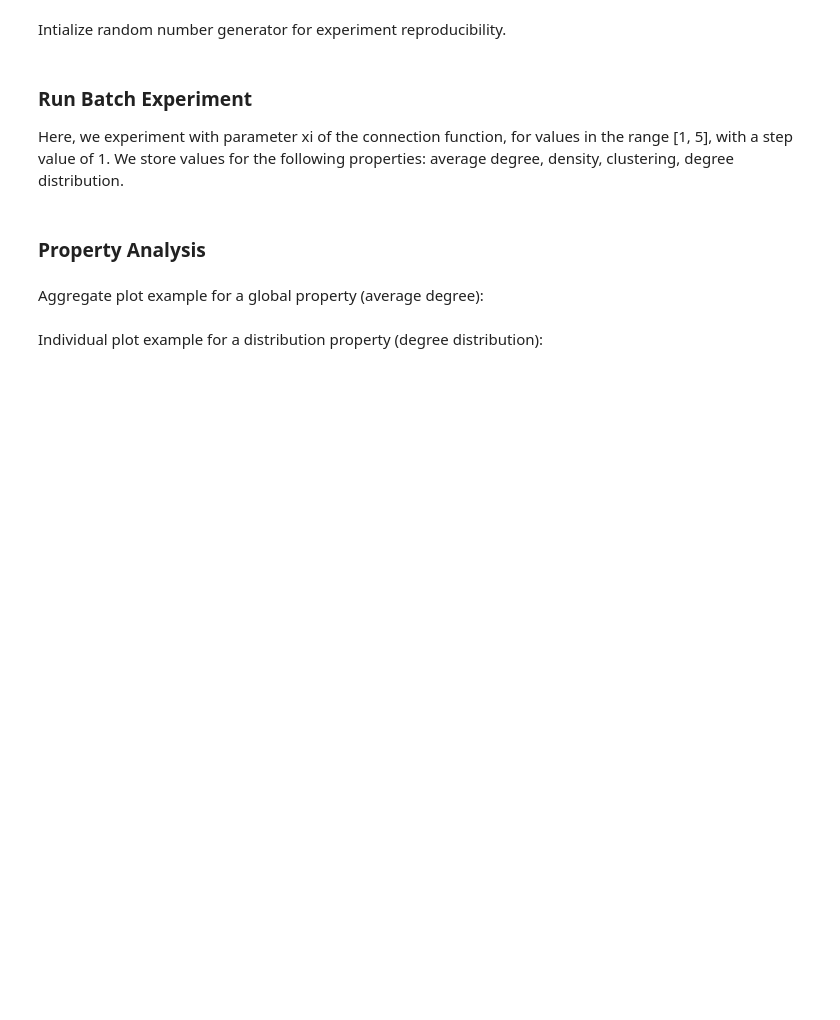
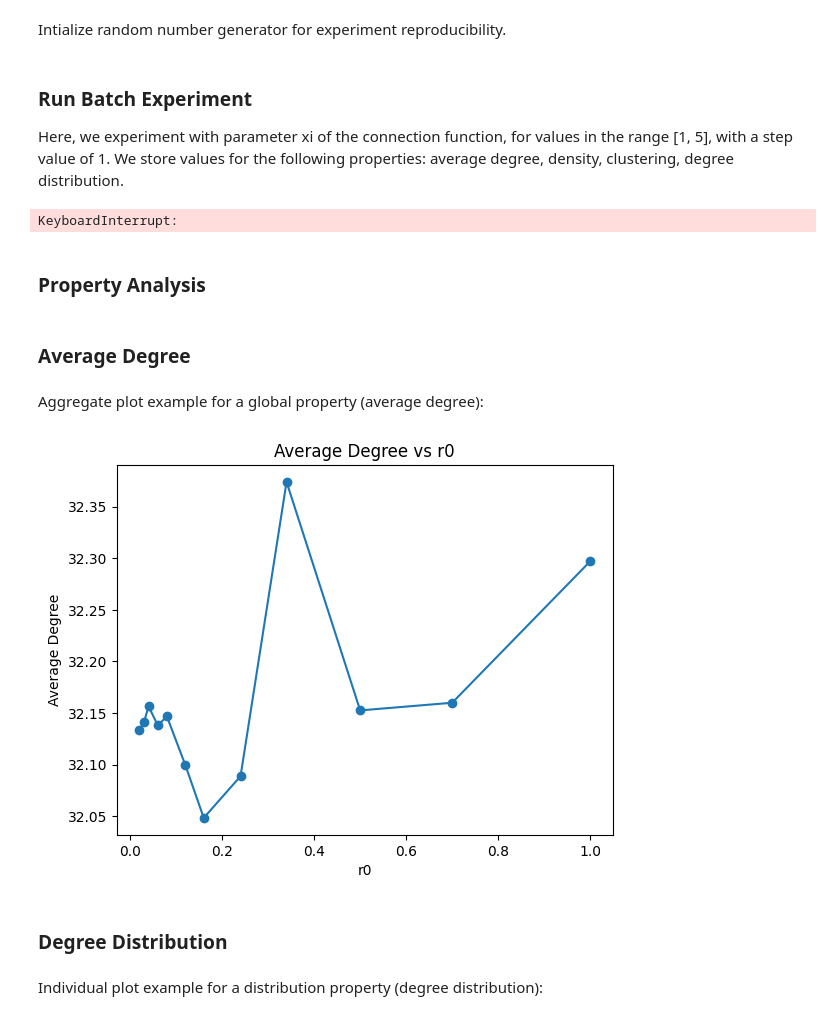
Before and after one commit to IrinaMonaEpure/MARS, a Jupyter notebook: notebooks/batch_experiment.ipynb, the cells around one changed output. Drawn from its saved outputs; the diff is of its cells as text; code cells hidden in the pictures; blank space fills up the shorter version.

Commit message:
Plotting code

```diff
--- a/notebooks/batch_experiment.ipynb
+++ b/notebooks/batch_experiment.ipynb
@@ -29,34 +29,46 @@ results, paths = batch_experiment(
         cfg=cfg,
         parent_dir=runs_dir,
         rng=rng,
-        param_name="connection.xi",
-        param_range=(0.5, 10, 0.5), # TODO: modify to take a list of values instead of a range
+        param_name="connection.r_0",
+        param_values=[0.02, 0.03, 0.04, 0.06, 0.08, 0.12, 0.16, 0.24, 0.34, 0.5, 0.7, 1.0],
         properties=[
-            PropertyEnum.AVERAGE_DEGREE,
             PropertyEnum.DENSITY,
             PropertyEnum.CLUSTERING,
+            PropertyEnum.AVERAGE_DEGREE,
             PropertyEnum.DEGREE_DISTRIBUTION,
+            PropertyEnum.DEGREE_DISTRIBUTION_PER_LAYER,
+            PropertyEnum.EMBEDDEDNESS_DISTRIBUTION,
+            PropertyEnum.CLUSTERING_DISTRIBUTION,
+            PropertyEnum.EDGE_LENGTH_DISTRIBUTION,
         ],
     )
+# %% [output]
+KeyboardInterrupt:
 # %% [markdown]
 ### Property Analysis
 # %%
-xis = sorted(results.keys())
+r0s = sorted(results.keys())
+# %% [markdown]
+### Average Degree
 # %% [markdown]
 Aggregate plot example for a global property (average degree):
 # %%
-avg_degs = [results[xi][PropertyEnum.AVERAGE_DEGREE] for xi in xis]
+avg_degs = [results[r0][PropertyEnum.AVERAGE_DEGREE] for r0 in r0s]
 
 fig = plt.figure()
 
-plt.plot(xis, avg_degs, marker="o")
-plt.title("Average Degree vs xi")
-plt.xlabel("xi")
+plt.plot(r0s, avg_degs, marker="o")
+plt.title("Average Degree vs r0")
+plt.xlabel("r0")
 plt.ylabel("Average Degree")
 
 # Save in "plots" folder of the batch experiment directory
-plt.savefig(paths["plots"] / "average_degree_vs_xi.png", bbox_inches="tight")
+plt.savefig(paths["plots"] / "average_degree_vs_r0.png", bbox_inches="tight")
 plt.show()
+# %% [output]
+[figure, added]
+# %% [markdown]
+### Degree Distribution
 # %% [markdown]
 Individual plot example for a distribution property (degree distribution):
 # %%
```
Also changed, not shown: parts of 10 cells of this notebook, 1 other file.
